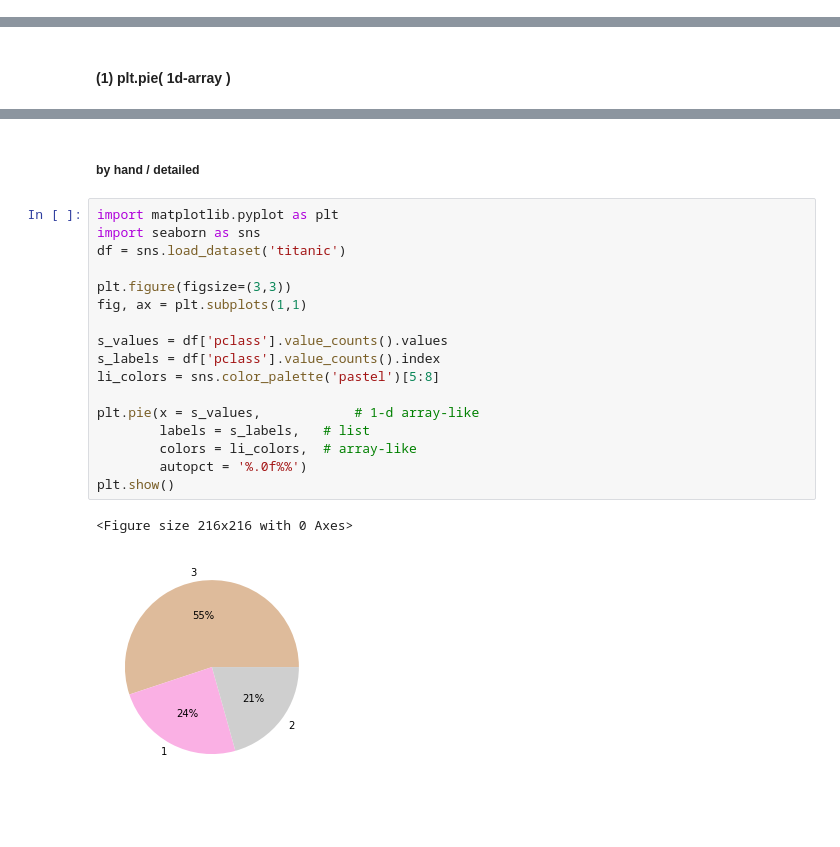
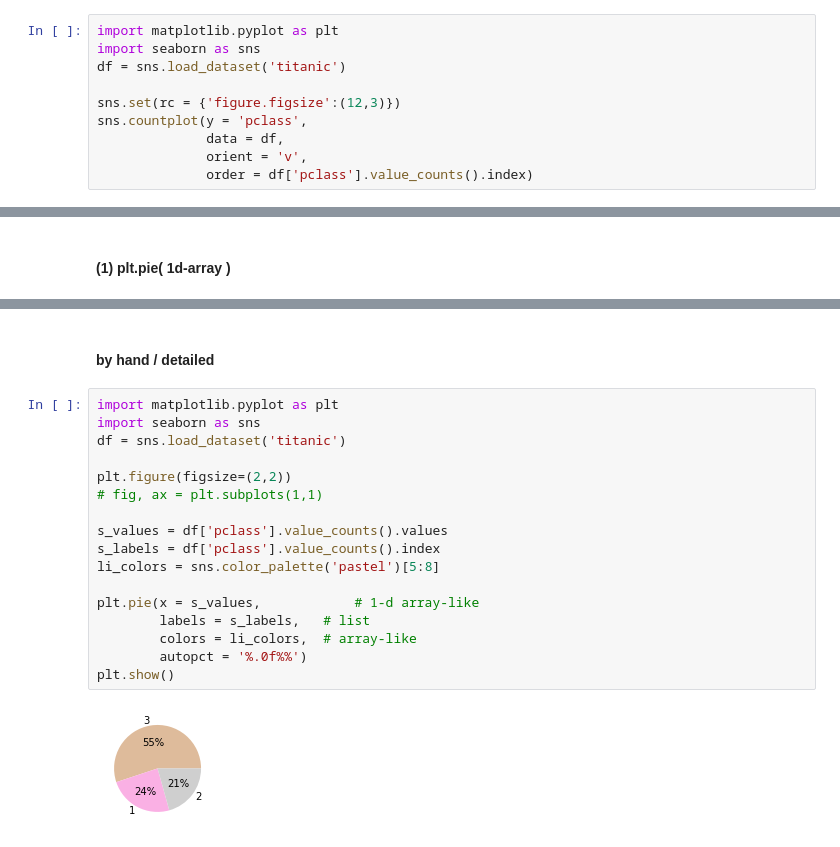
Before and after one commit to hwan141592/WILT, a Jupyter notebook: 2022_Summer/UDFs.ipynb, the cells around one changed output, grey strips where cells are left out. Drawn from its saved outputs; the diff is of its cells as text; blank space fills up the shorter version.

```diff
--- a/2022_Summer/UDFs.ipynb
+++ b/2022_Summer/UDFs.ipynb
@@ -221,0 +267,10 @@ def h1t1(df):
+# %%
+import matplotlib.pyplot as plt
+import seaborn as sns
+df = sns.load_dataset('titanic')
+
+sns.set(rc = {'figure.figsize':(12,3)})
+sns.countplot(y = 'pclass',
+              data = df,
+              orient = 'v',
+              order = df['pclass'].value_counts().index)
@@ -241,24 +303,23 @@ pie(df_titanic, 'pclass', tu_figsize=(3,3))
 # %% [output]
 [figure]
 # %% [markdown]
-##### by hand / detailed
+#### by hand / detailed
 # %%
 import matplotlib.pyplot as plt
 import seaborn as sns
 df = sns.load_dataset('titanic')
 
-plt.figure(figsize=(3,3))
-fig, ax = plt.subplots(1,1)
+plt.figure(figsize=(2,2))
+# fig, ax = plt.subplots(1,1)
 
 s_values = df['pclass'].value_counts().values
 s_labels = df['pclass'].value_counts().index
 li_colors = sns.color_palette('pastel')[5:8]
 
 plt.pie(x = s_values,            # 1-d array-like
         labels = s_labels,   # list
         colors = li_colors,  # array-like
         autopct = '%.0f%%')
 plt.show()
 # %% [output]
-<Figure size 216x216 with 0 Axes>
-[figure, old version]
+[figure, new version]
```
Also changed, not shown: parts of 10 cells of this notebook.
